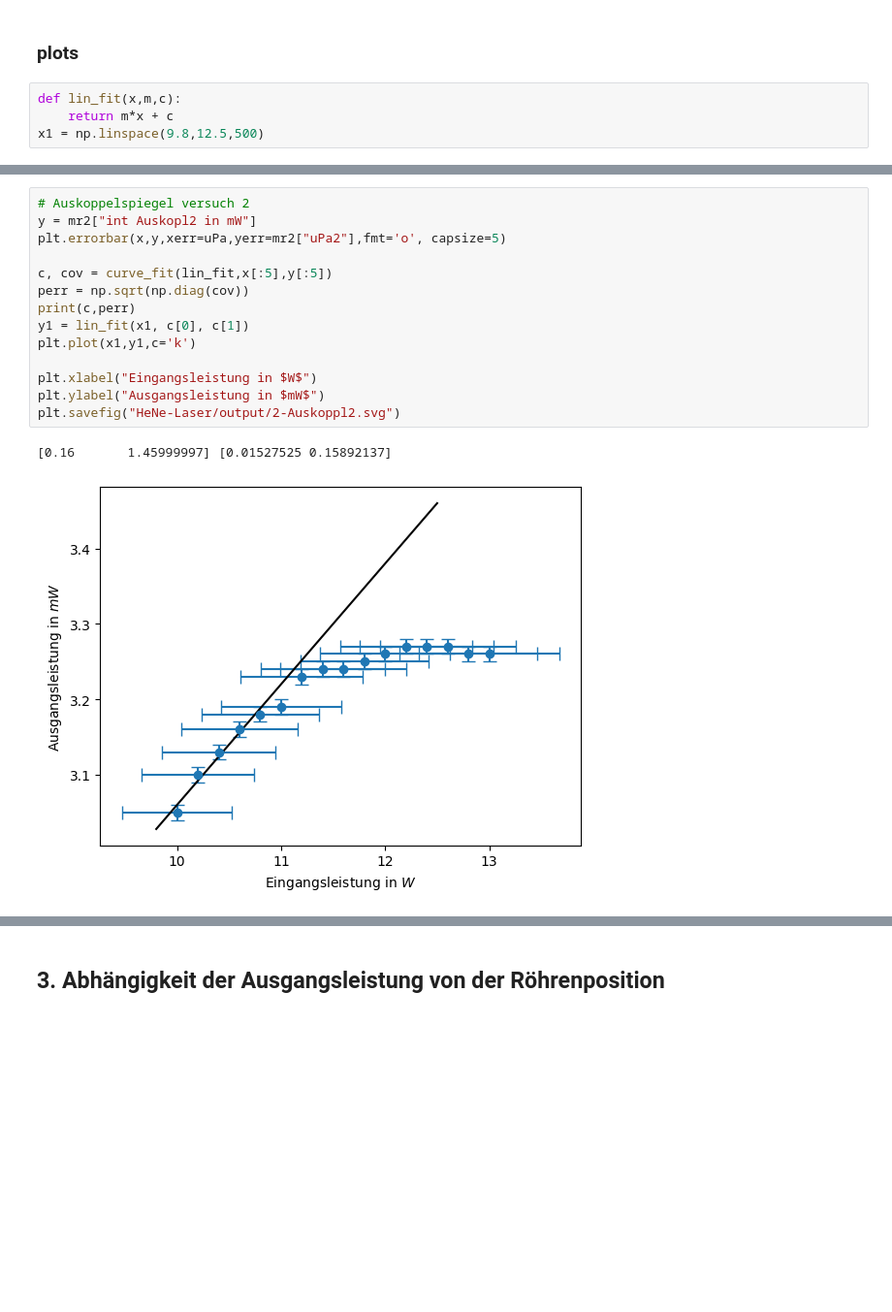
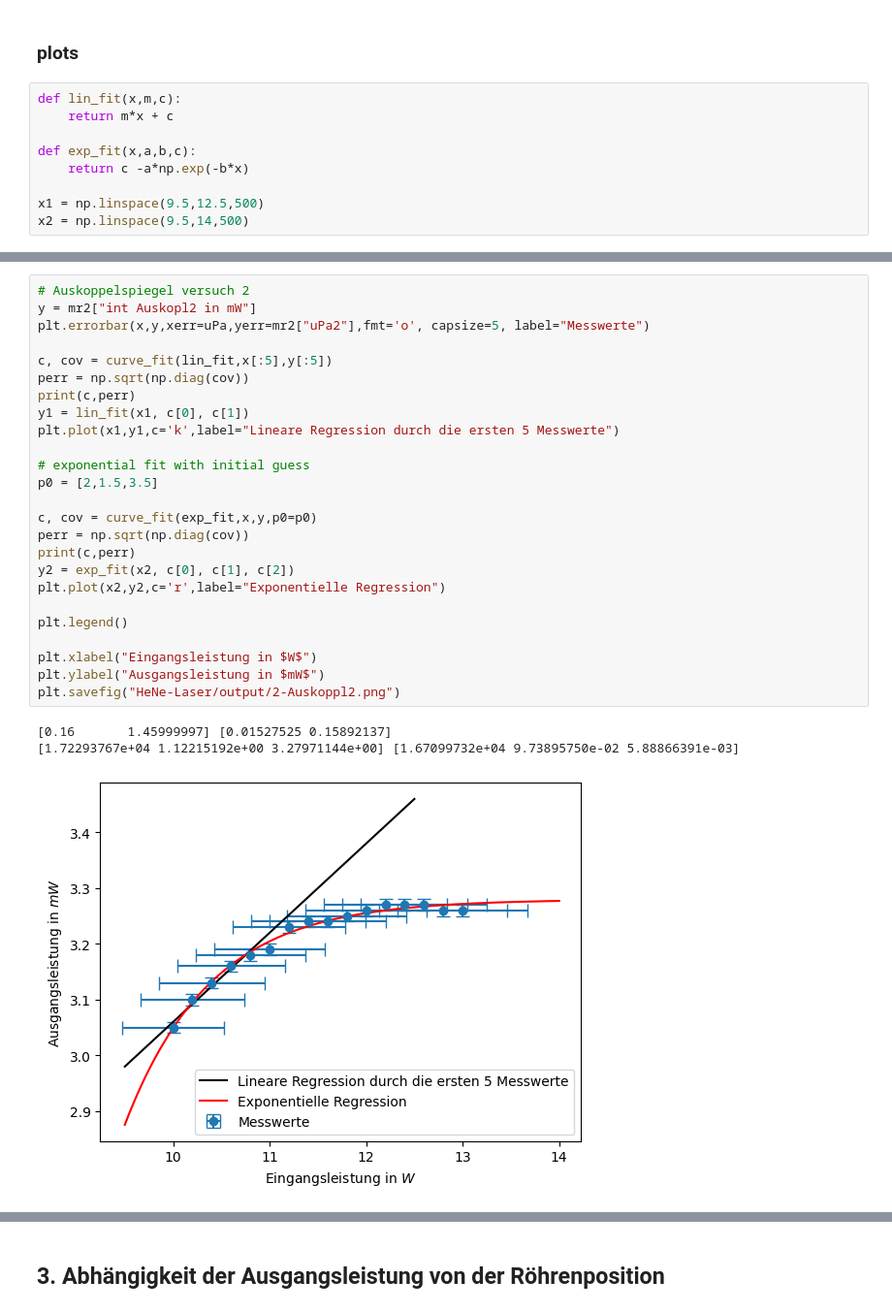
Before and after one commit to emhl/FP1, a Jupyter notebook: HeNe-Laser.ipynb, the cells around one changed output, grey strips where cells are left out. Shown at 97% size. Cells and saved outputs as stored; diff of their text form; blank space fills up the shorter version.

```diff
--- a/HeNe-Laser.ipynb
+++ b/HeNe-Laser.ipynb
@@ -90,7 +91,12 @@ Pa,uPa
 # %%
 def lin_fit(x,m,c):
     return m*x + c
-x1 = np.linspace(9.8,12.5,500)
+
+def exp_fit(x,a,b,c):
+    return c -a*np.exp(-b*x)
+
+x1 = np.linspace(9.5,12.5,500)
+x2 = np.linspace(9.5,14,500)
 # %%
 # Planarspiegel
 x , y = mr2["Stromstärke I in mA "]*2,mr2["Int Planar uW"]
@@ -128,20 +159,32 @@ plt.savefig("HeNe-Laser/output/2-Auskoppl.svg")
 # %%
 # Auskoppelspiegel versuch 2
 y = mr2["int Auskopl2 in mW"]
-plt.errorbar(x,y,xerr=uPa,yerr=mr2["uPa2"],fmt='o', capsize=5)
+plt.errorbar(x,y,xerr=uPa,yerr=mr2["uPa2"],fmt='o', capsize=5, label="Messwerte")
 
 c, cov = curve_fit(lin_fit,x[:5],y[:5])
 perr = np.sqrt(np.diag(cov))
 print(c,perr)
 y1 = lin_fit(x1, c[0], c[1])
-plt.plot(x1,y1,c='k')
+plt.plot(x1,y1,c='k',label="Lineare Regression durch die ersten 5 Messwerte")
+
+# exponential fit with initial guess
+p0 = [2,1.5,3.5]
+
+c, cov = curve_fit(exp_fit,x,y,p0=p0)
+perr = np.sqrt(np.diag(cov))
+print(c,perr)
+y2 = exp_fit(x2, c[0], c[1], c[2])
+plt.plot(x2,y2,c='r',label="Exponentielle Regression")
+
+plt.legend()
 
 plt.xlabel("Eingangsleistung in $W$")
 plt.ylabel("Ausgangsleistung in $mW$")
-plt.savefig("HeNe-Laser/output/2-Auskoppl2.svg")
+plt.savefig("HeNe-Laser/output/2-Auskoppl2.png")
 # %% [output]
 [0.16       1.45999997] [0.01527525 0.15892137]
+[1.72293767e+04 1.12215192e+00 3.27971144e+00] [1.67099732e+04 9.73895750e-02 5.88866391e-03]
-[figure, old version]
+[figure, new version]
 # %%
 # Planarspiegel
 y = mr2["Int Planar uW"]/(mr2["Stromstärke I in mA "]*2)*1e-4
```
Also changed, not shown: parts of 16 cells of this notebook, 31 other files.
